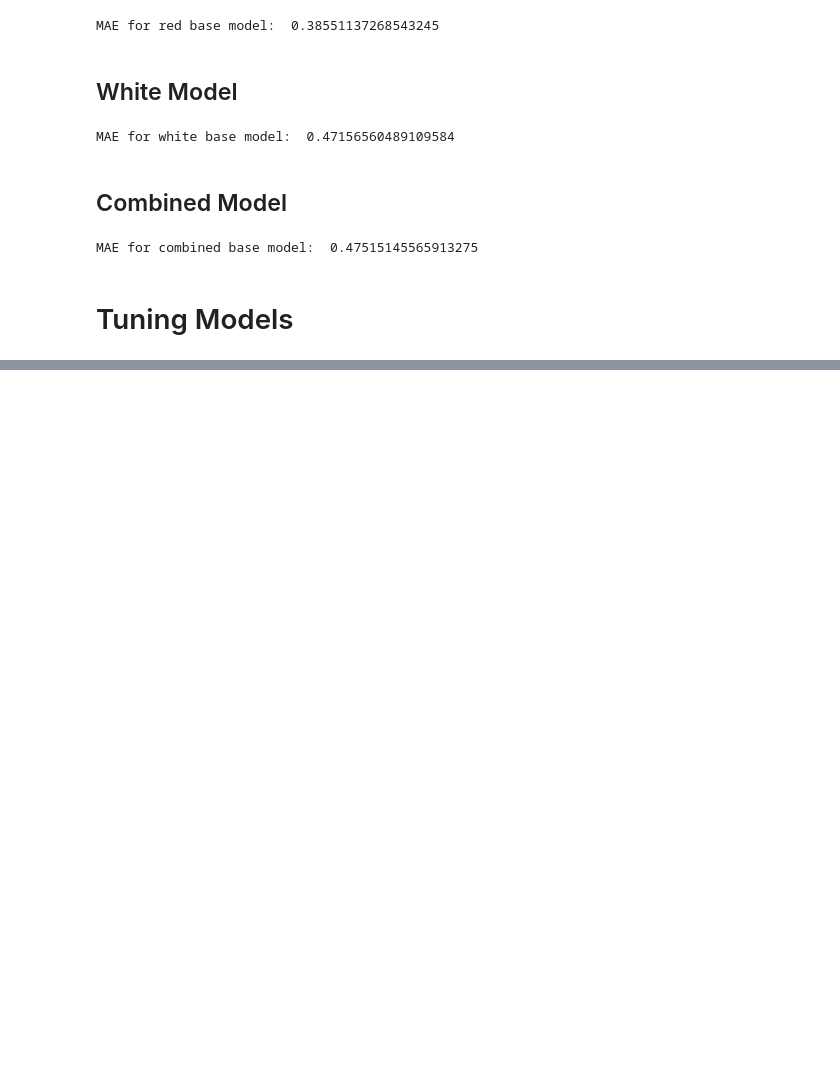
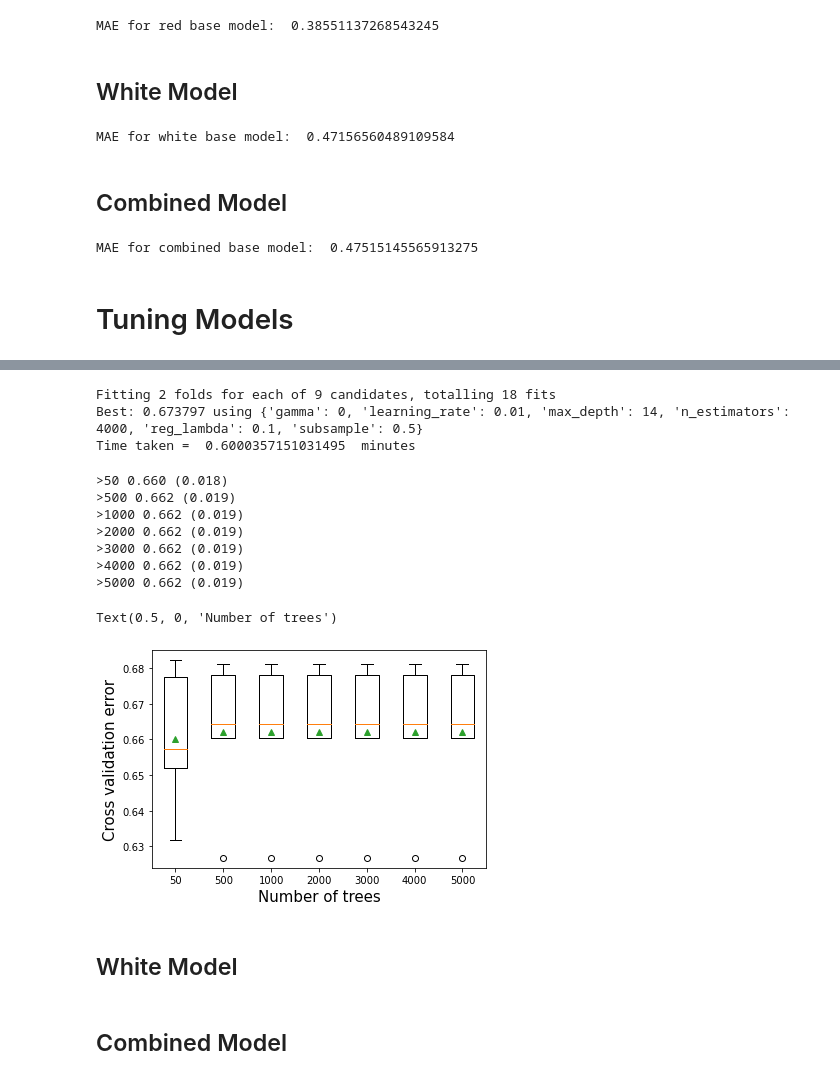
Before and after one commit to cndywu/TheYelpers2, a Jupyter notebook: keaton_model.ipynb, the cells around one changed output, grey strips where cells are left out. Saved outputs shown, nothing was run; the diff lists cells and outputs as text; code cells hidden in the pictures; blank space fills up the shorter version.

Commit message:
tuning red model

```diff
--- a/keaton_model.ipynb
+++ b/keaton_model.ipynb
@@ -107,0 +167,67 @@ MAE for combined base model:  0.47515145565913275
+# %%
+start_time = time.time()
+param_grid = {'max_depth': [14],
+              'n_estimators': [3000, 3500, 4000],
+              'learning_rate': [0.01],
+              'subsample': [0.5],
+              'reg_lambda':[0.1],
+              'gamma': [0, 0.1, 0.5]}
+
+cv = KFold(n_splits=2,shuffle=True,random_state=1)
+grid_search = GridSearchCV(estimator=xgb.XGBRegressor(random_state=1, subsample = 0.5),
+                             param_grid = param_grid,
+                             verbose = 1,
+                             n_jobs=-1,
+                             cv = cv,
+                          scoring = 'neg_mean_absolute_error')
+grid_result = grid_search.fit(red_train_x, red_train_y)
+
+print("Best: %f using %s" % (np.sqrt(-grid_result.best_score_), grid_result.best_params_))
+print("Time taken = ",(time.time()-start_time)/60," minutes")
+# %% [output]
+Fitting 2 folds for each of 9 candidates, totalling 18 fits
+Best: 0.673797 using {'gamma': 0, 'learning_rate': 0.01, 'max_depth': 14, 'n_estimators': 4000, 'reg_lambda': 0.1, 'subsample': 0.5}
+Time taken =  0.6000357151031495  minutes
+# %%
+def get_models():
+    models = dict()
+    # define number of trees to consider
+    n_trees = [50, 500, 1000, 2000, 3000, 4000, 5000]
+    for n in n_trees:
+        models[str(n)] = xgb.XGBRegressor(n_estimators=n,random_state=1)
+    return models
+
+# evaluate a given model using cross-validation
+def evaluate_model(model, X, y):
+    # define the evaluation procedure
+    cv = KFold(n_splits=5, shuffle=True, random_state=1)
+    # evaluate the model and collect the results
+    scores = np.sqrt(-cross_val_score(model, X, y, scoring='neg_mean_squared_error', cv=cv, n_jobs=-1))
+    return scores
+
+# get the models to evaluate
+models = get_models()
+# evaluate the models and store results
+results, names = list(), list()
+for name, model in models.items():
+    # evaluate the model
+    scores = evaluate_model(model, red_train_x, red_train_y)
+    # store the results
+    results.append(scores)
+    names.append(name)
+    # summarize the performance along the way
+    print('>%s %.3f (%.3f)' % (name, np.mean(scores), np.std(scores)))
+# plot model performance for comparison
+plt.boxplot(results, labels=names, showmeans=True)
+plt.ylabel('Cross validation error',fontsize=15)
+plt.xlabel('Number of trees',fontsize=15)
+# %% [output]
+>50 0.660 (0.018)
+>500 0.662 (0.019)
+>1000 0.662 (0.019)
+>2000 0.662 (0.019)
+>3000 0.662 (0.019)
+>4000 0.662 (0.019)
+>5000 0.662 (0.019)
+Text(0.5, 0, 'Number of trees')
+[figure, added]
@@ -107,0 +239,4 @@ MAE for combined base model:  0.47515145565913275
+# %% [markdown]
+## White Model
+# %% [markdown]
+## Combined Model
```
Also changed, not shown: parts of 6 cells of this notebook.
